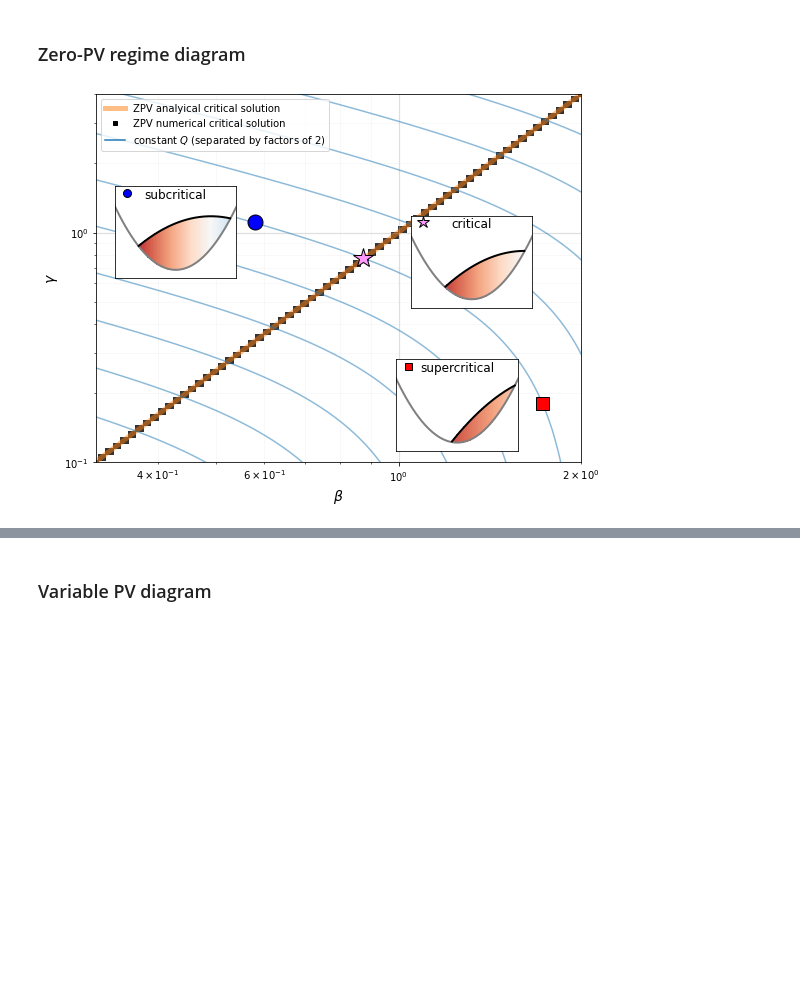
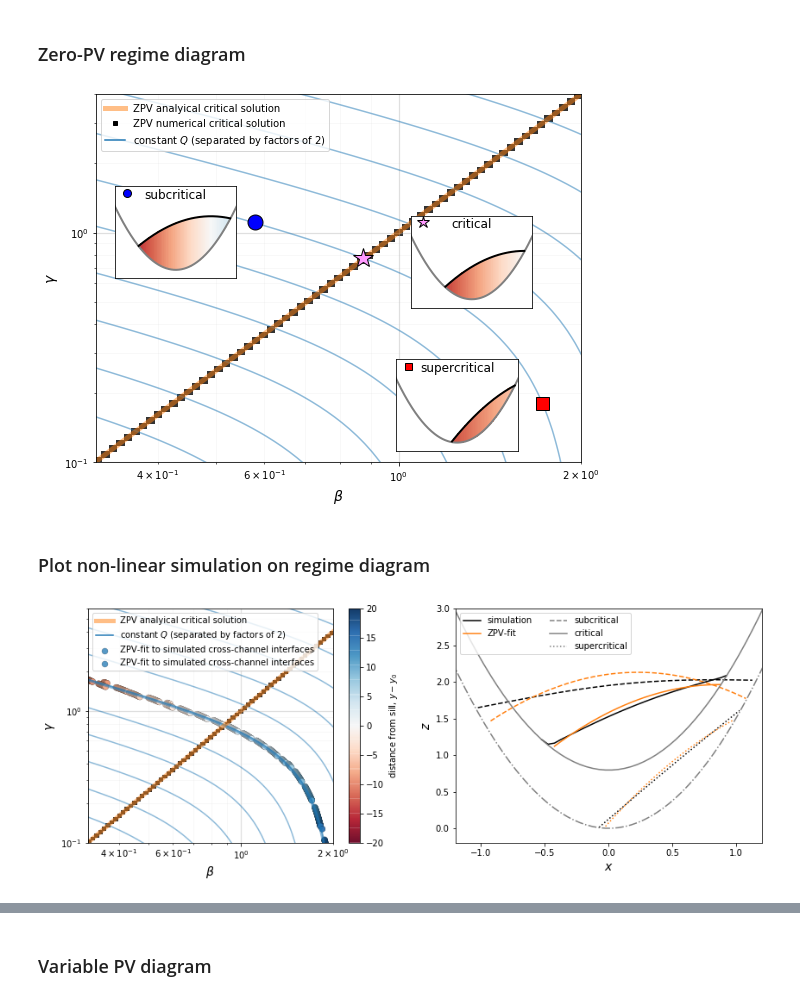
Before and after one commit to hdrake/sarah, a Jupyter notebook: notebooks/1_control_diagrams.ipynb, the cells around one changed output, grey strips where cells are left out. Cells and saved outputs as stored; diff of their text form; code cells hidden in the pictures; blank space fills up the shorter version.

```diff
--- a/notebooks/1_control_diagrams.ipynb
+++ b/notebooks/1_control_diagrams.ipynb
@@ -7,6 +7,8 @@ The autoreload extension is already loaded. To reload it, use:
 # %%
 import numpy as np
 import matplotlib.pyplot as plt
+import matplotlib
+matplotlib.rcParams.update({'font.size': 14})
 import matplotlib.ticker as ticker
 %matplotlib inline
 # %%
@@ -178,4 +181,6 @@ axins.set_xlim(-1, 1)
 
 plt.tight_layout()
 # %% [output]
-[figure, old version]
+[figure, new version]
+# %% [markdown]
+### Plot non-linear simulation on regime diagram
@@ -181,0 +217,74 @@ plt.tight_layout()
+# %%
+fig = plt.figure(figsize=(14, 5))
+
+ax = plt.subplot(1,2,1)
+ax.pcolor(βs, γs, controlled, cmap="Greys", vmin=0, vmax=1.2, alpha=1.)
+
+cs = ax.contour(βs, γs, Q, levels=2.**np.arange(-6., 5., 1.), linestyles="-", colors="C0", alpha=0.5)
+ax.contour(βs, γs, Q, levels=[Qc, np.nan], linestyles="-", colors="C0", alpha=0.75, linewidths=2.)
+
+ax.plot(βs, γ_zpv(βs, r), "C1-", lw=5, alpha=0.5, label="ZPV analyical critical solution")
+sc = ax.scatter(
+    zpv_fits["β"], zpv_fits["γ"], 200., channel.y[:, 0]-channel.y[channel.my//2, 0],
+    marker=".", cmap="RdBu", edgecolor="k", alpha=0.75, linewidth=0.2,
+    vmin=-20, vmax=20, label="ZPV-fit to simulated cross-channel interfaces"
+)
+
+sc = ax.scatter(
+    zpvi_fits["β"], zpvi_fits["γ"], 200., channel.y[:, 0]-channel.y[channel.my//2, 0],
+    marker=".", cmap="RdBu", edgecolor="k", alpha=0.75, linewidth=0.2,
+    vmin=-20, vmax=20, label="ZPV-fit to simulated cross-channel interfaces"
+)
+
+cb = plt.colorbar(sc, ax=ax)
+cb.set_label(r"distance from sill, $y-y_{0}$")
+ax.plot([], [], "C0-", label=r"constant $Q$ (separated by factors of 2)")
+ax.set_xlim(10**(-0.5), 2)
+ax.set_ylim(10**(-1), 1.5*2**2)
+
+ax.set_xscale("log")
+ax.set_yscale("log")
+ax.set_xlabel(r"$\beta$", fontsize=14)
+ax.set_ylabel(r"$\gamma$", fontsize=14)
+ax.grid(True, which="minor", alpha=0.1)
+ax.grid(True, which="major", alpha=0.4, lw=1.2)
+ax.legend()
+
+plt.subplot(1,2,2)
+
+plt.plot([],[],"k-", label="simulation")
+plt.plot([],[],"C1-", label="ZPV-fit")
+plt.plot([],[],"k-", linewidth=0., label=" ")
+
+subi = 250
+dfit = α_zpv*channel.x[0,:]**2 + zpv_fits["β"][subi]*channel.x[0,:] + zpv_fits["γ"][subi]
+vidx = dfit >= 0.
+x = channel.x[0,:][vidx]
+plt.plot(channel.x[0,:], channel.η[t,:,subi], "k--")
+plt.plot(x, (dfit + channel.h[:, subi])[vidx], "C1--")
+plt.plot([],[],"--", label="subcritical", color="Grey")
+
+dfit = α_zpv*channel.x[0,:]**2 + zpv_fits["β"][cidx]*channel.x[0,:] + zpv_fits["γ"][cidx]
+vidx = dfit >= 0.
+x = channel.x[0,:][vidx]
+plt.plot(channel.x[0,:], channel.η[t,:,cidx], "k-")
+plt.plot(x, (dfit + channel.h[:, cidx])[vidx], "C1-")
+plt.plot([],[], "-", label="critical", color="Grey")
+
+supi = 1750
+dfit = α_zpv*channel.x[0,:]**2 + zpv_fits["β"][supi]*channel.x[0,:] + zpv_fits["γ"][supi]
+vidx = dfit >= 0.
+x = channel.x[0,:][vidx]
+plt.plot(channel.x[0,:], channel.η[t,:,supi], "k:")
+plt.plot(x, (dfit + channel.h[:, supi])[vidx], "C1:")
+plt.plot([],[],":", label="supercritical", color="Grey")
+
+plt.plot(channel.x[0,:], channel.h[:,cidx], "-", color="Grey")
+plt.plot(channel.x[0,:], channel.h[:,subi], "-.", color="Grey")
+plt.ylim(-0.2, 3.0)
+plt.xlim(-1.2,1.2)
+plt.xlabel(r"$x$", fontsize=14)
+plt.ylabel(r"$z$", fontsize=14)
+plt.legend(ncol=2, loc="upper left");
+# %% [output]
+[figure, added]
```
Also changed, not shown: parts of 5 cells of this notebook, 15 other files.
